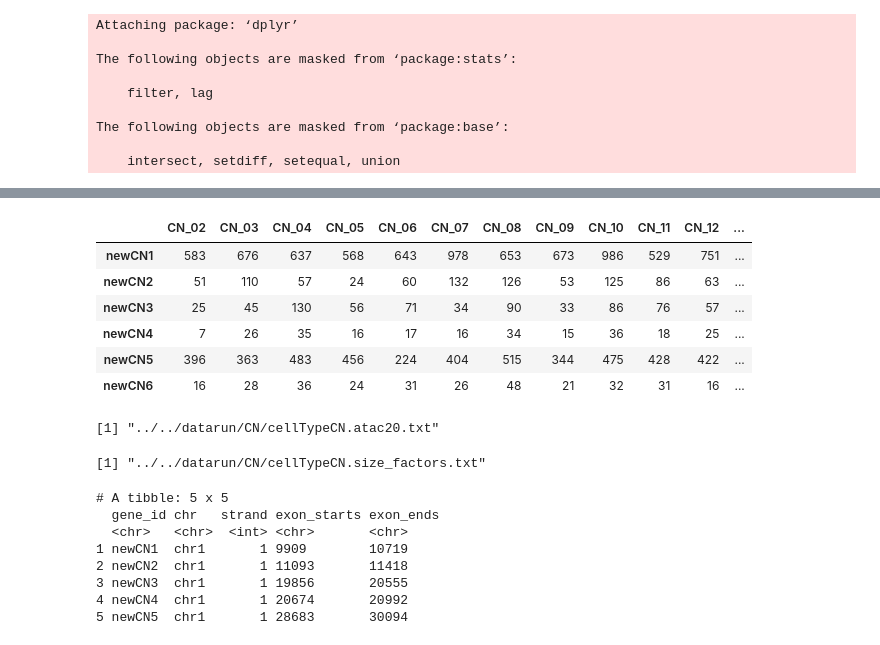
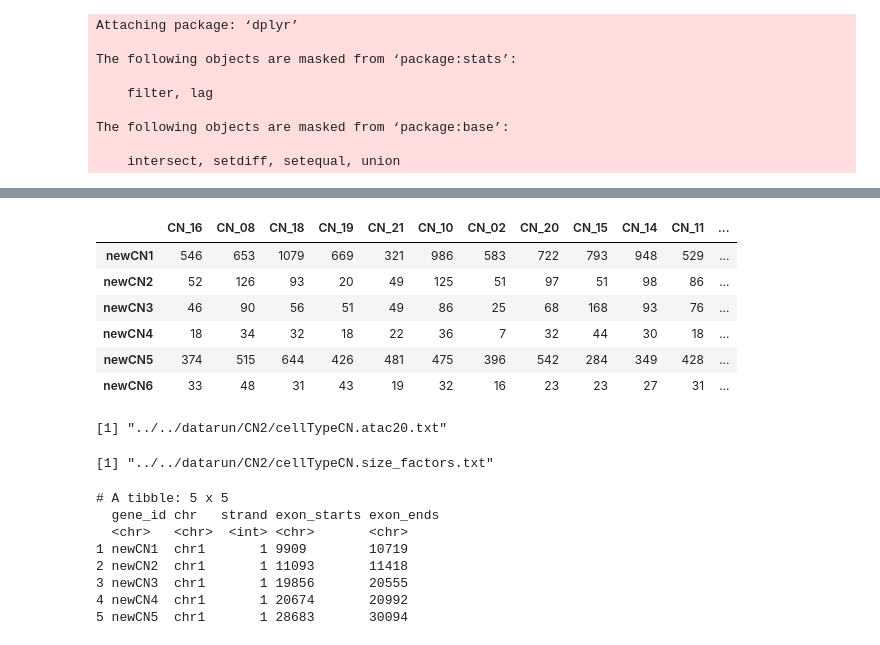
Before and after one commit to simingz/run_rasqual, a Jupyter notebook: CN/RunRasqual_DataPrep2.ipynb, the cells around one changed output, grey strips where cells are left out. Saved outputs shown, nothing was run; the diff lists cells and outputs as text; code cells hidden in the pictures.

```diff
--- a/CN/RunRasqual_DataPrep2.ipynb
+++ b/CN/RunRasqual_DataPrep2.ipynb
@@ -21,4 +21,4 @@ The following objects are masked from ‘package:base’:
 # Prepare count file
 countfile <- "/project2/xinhe/ATAC-seq_10252018/CN/newCN_peaks.20_samples.counts.txt"
 countm <- read.table(countfile, header=T,stringsAsFactors = F)
-head(countm)
+newheadert <- read.table("/home/simingz/run_rasqual/datarun/bamlist.txt",header=F,stringsAsFactors = F)
@@ -33 +25,3 @@ head(countm)
+# %%
+newheader <- paste0('CN_',lapply(apply(newheadert,2,strsplit,split="_")[[1]],'[[',3))
 # %%
@@ -37,25 +37,26 @@ dim(countm)
 # %%
 counts_matrix <- countm[,5:dim(countm)[2]]
+counts_matrix <- counts_matrix[,newheader]
 rownames(counts_matrix) <-countm$peak_name
 head(counts_matrix)
 # %% [output]
-|  | CN_02 | CN_03 | CN_04 | CN_05 | CN_06 | CN_07 | CN_08 | CN_09 | CN_10 | CN_11 | CN_12 | ... |
-| newCN1 | 583 | 676 | 637 | 568 | 643 | 978 | 653 | 673 | 986 | 529 | 751 | ... |
-| newCN2 | 51 | 110 | 57 | 24 | 60 | 132 | 126 | 53 | 125 | 86 | 63 | ... |
-| newCN3 | 25 | 45 | 130 | 56 | 71 | 34 | 90 | 33 | 86 | 76 | 57 | ... |
-| newCN4 | 7 | 26 | 35 | 16 | 17 | 16 | 34 | 15 | 36 | 18 | 25 | ... |
-| newCN5 | 396 | 363 | 483 | 456 | 224 | 404 | 515 | 344 | 475 | 428 | 422 | ... |
-| newCN6 | 16 | 28 | 36 | 24 | 31 | 26 | 48 | 21 | 32 | 31 | 16 | ... |
+|  | CN_16 | CN_08 | CN_18 | CN_19 | CN_21 | CN_10 | CN_02 | CN_20 | CN_15 | CN_14 | CN_11 | ... |
+| newCN1 | 546 | 653 | 1079 | 669 | 321 | 986 | 583 | 722 | 793 | 948 | 529 | ... |
+| newCN2 | 52 | 126 | 93 | 20 | 49 | 125 | 51 | 97 | 51 | 98 | 86 | ... |
+| newCN3 | 46 | 90 | 56 | 51 | 49 | 86 | 25 | 68 | 168 | 93 | 76 | ... |
+| newCN4 | 18 | 34 | 32 | 18 | 22 | 36 | 7 | 32 | 44 | 30 | 18 | ... |
+| newCN5 | 374 | 515 | 644 | 426 | 481 | 475 | 396 | 542 | 284 | 349 | 428 | ... |
+| newCN6 | 33 | 48 | 31 | 43 | 19 | 32 | 16 | 23 | 23 | 27 | 31 | ... |
 # %%
-saveRasqualMatrices(list("cellTypeCN" = counts_matrix), "../../datarun/CN", file_suffix = "atac20")
+saveRasqualMatrices(list("cellTypeCN" = counts_matrix), "../../datarun/CN2", file_suffix = "atac20")
 # %% [output]
-[1] "../../datarun/CN/cellTypeCN.atac20.txt"
+[1] "../../datarun/CN2/cellTypeCN.atac20.txt"
 # %%
 # size factor file
 size_factors = rasqualCalculateSampleOffsets(counts_matrix, gc_correct = FALSE)
-saveRasqualMatrices(list("cellTypeCN" = size_factors), "../../datarun/CN", file_suffix = "size_factors")
+saveRasqualMatrices(list("cellTypeCN" = size_factors), "../../datarun/CN2", file_suffix = "size_factors")
 # %% [output]
-[1] "../../datarun/CN/cellTypeCN.size_factors.txt"
+[1] "../../datarun/CN2/cellTypeCN.size_factors.txt"
 # %%
 # count SNP number per feature and generate batch run script.
 gene_data =  as_data_frame(dplyr::select(countm, peak_name,chr,start,end))
```
Also changed, not shown: parts of 7 cells of this notebook, 5 other files.
